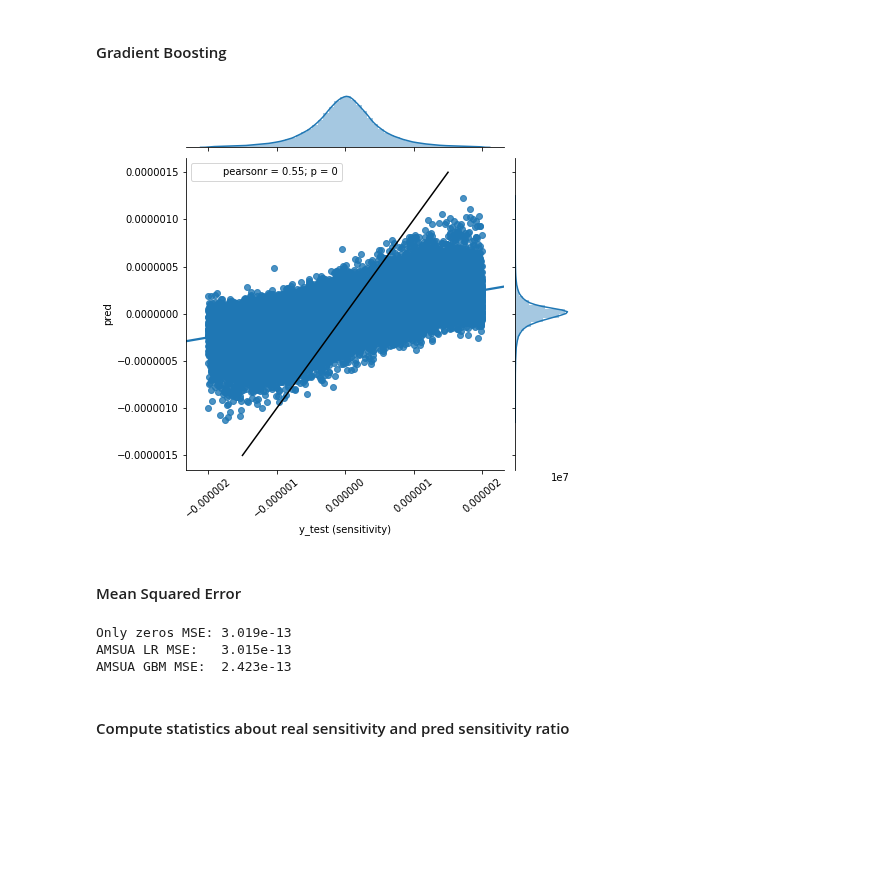
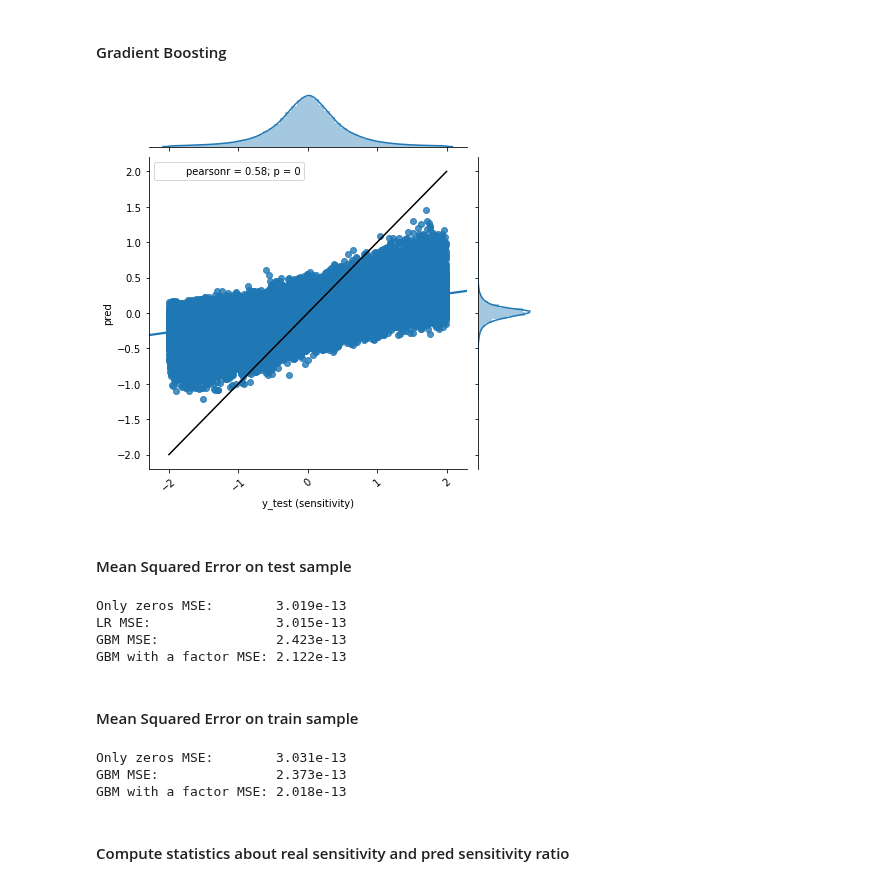
Before and after one commit to JCSDA-internal/FSOI, a Jupyter notebook: ml_scripts/eda_without_outliers_ch14.ipynb, the cells around one changed output. Drawn from its saved outputs; the diff is of its cells as text; code cells hidden in the pictures; blank space fills up the shorter version.

```diff
--- a/ml_scripts/eda_without_outliers_ch14.ipynb
+++ b/ml_scripts/eda_without_outliers_ch14.ipynb
@@ -134,6 +138,7 @@ lr_pred = lr.predict(X_test[cols_2D])
 # %%
 # predict GBM
 gbm_pred = gbm.predict(X_test, num_iteration=gbm.best_iteration_)
+gbm_train = gbm.predict(X_train, num_iteration=gbm.best_iteration_)
 # %% [markdown]
 ### Results
 # %% [markdown]
@@ -154,26 +157,38 @@ plt.show()
 # %% [markdown]
 #### Gradient Boosting
 # %%
-ax = sns.jointplot(x=y_test , y=gbm_pred, kind="reg")
+ax = sns.jointplot(x=y_train*1e6 , y=gbm_train*1e6, kind="reg")
 ax.annotate(stats.pearsonr)
 ax.set_axis_labels(xlabel='y_test (sensitivity)', ylabel='pred')
 # add bissectrice (in black)
-plt.plot([-0.0000015, 0.0000015], [-0.0000015, 0.0000015], 'k-')
+plt.plot([-2, 2], [-2, 2], 'k-')
 # prevent x axis labels overlapping
 plt.xticks(rotation=40)
 plt.show()
 # %% [output]
-[figure, old version]
+[figure, new version]
 # %% [markdown]
-#### Mean Squared Error
+#### Mean Squared Error on test sample
 # %%
-print('Only zeros MSE: {0:.4g}' .format(mean_squared_error(y_test, [0]*len(y_test))))
-print('AMSUA LR MSE:   {0:.4g}' .format(mean_squared_error(y_test, lr_pred)))
-print('AMSUA GBM MSE:  {0:.4g}' .format(mean_squared_error(y_test, gbm_pred)))
+print('Only zeros MSE:        {0:.4g}' .format(mean_squared_error(y_test, [0]*len(y_test))))
+print('LR MSE:                {0:.4g}' .format(mean_squared_error(y_test, lr_pred)))
+print('GBM MSE:               {0:.4g}' .format(mean_squared_error(y_test, gbm_pred)))
+print('GBM with a factor MSE: {0:.4g}' .format(mean_squared_error(y_test, 2.5*gbm_pred)))
 # %% [output]
-Only zeros MSE: 3.019e-13
-AMSUA LR MSE:   3.015e-13
-AMSUA GBM MSE:  2.423e-13
+Only zeros MSE:        3.019e-13
+LR MSE:                3.015e-13
+GBM MSE:               2.423e-13
+GBM with a factor MSE: 2.122e-13
+# %% [markdown]
+#### Mean Squared Error on train sample
+# %%
+print('Only zeros MSE:        {0:.4g}' .format(mean_squared_error(y_train, [0]*len(y_train))))
+print('GBM MSE:               {0:.4g}' .format(mean_squared_error(y_train, gbm_train)))
+print('GBM with a factor MSE: {0:.4g}' .format(mean_squared_error(y_train, 2.5*gbm_train)))
+# %% [output]
+Only zeros MSE:        3.031e-13
+GBM MSE:               2.373e-13
+GBM with a factor MSE: 2.018e-13
 # %% [markdown]
 #### Compute statistics about real sensitivity and pred sensitivity ratio
 # %%
```
Also changed, not shown: parts of 6 cells of this notebook, 2 other files.
